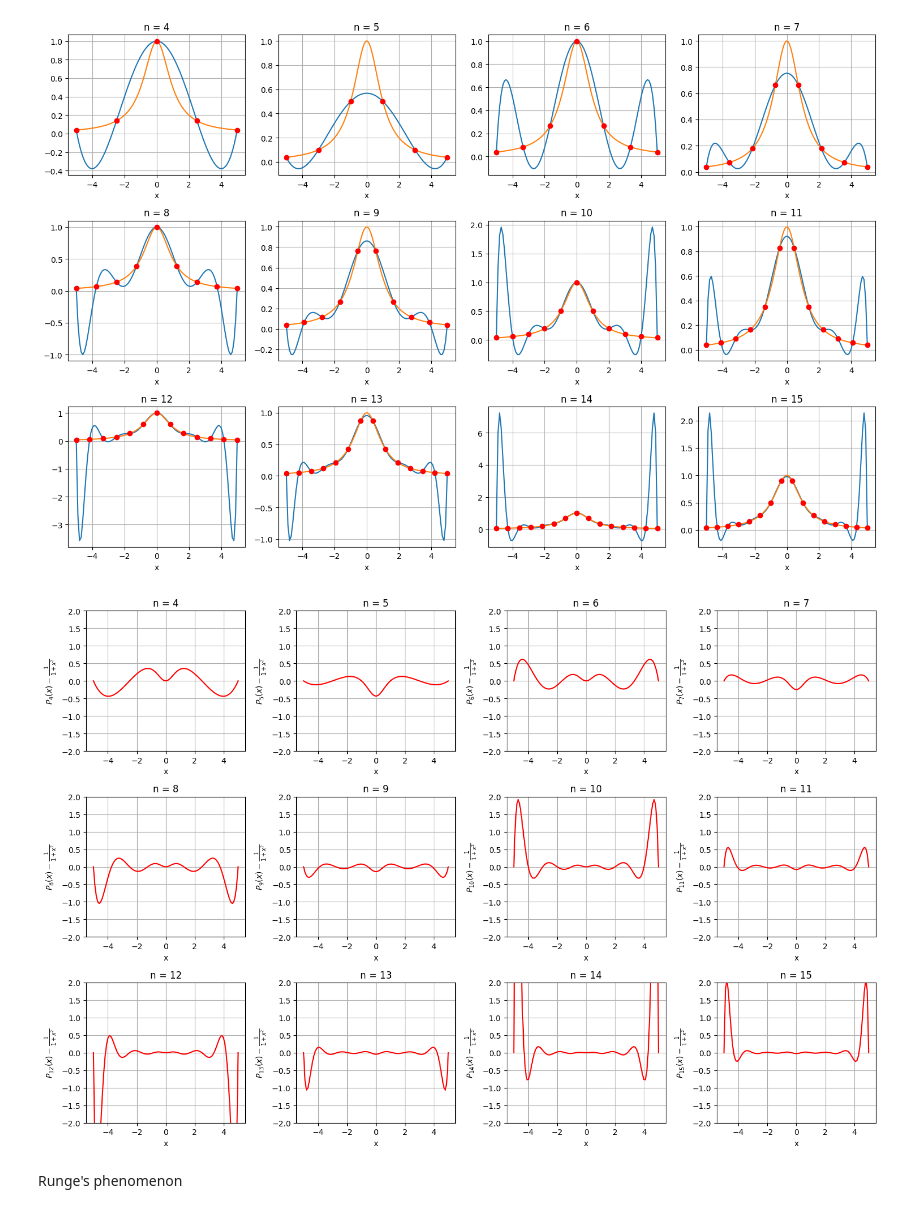
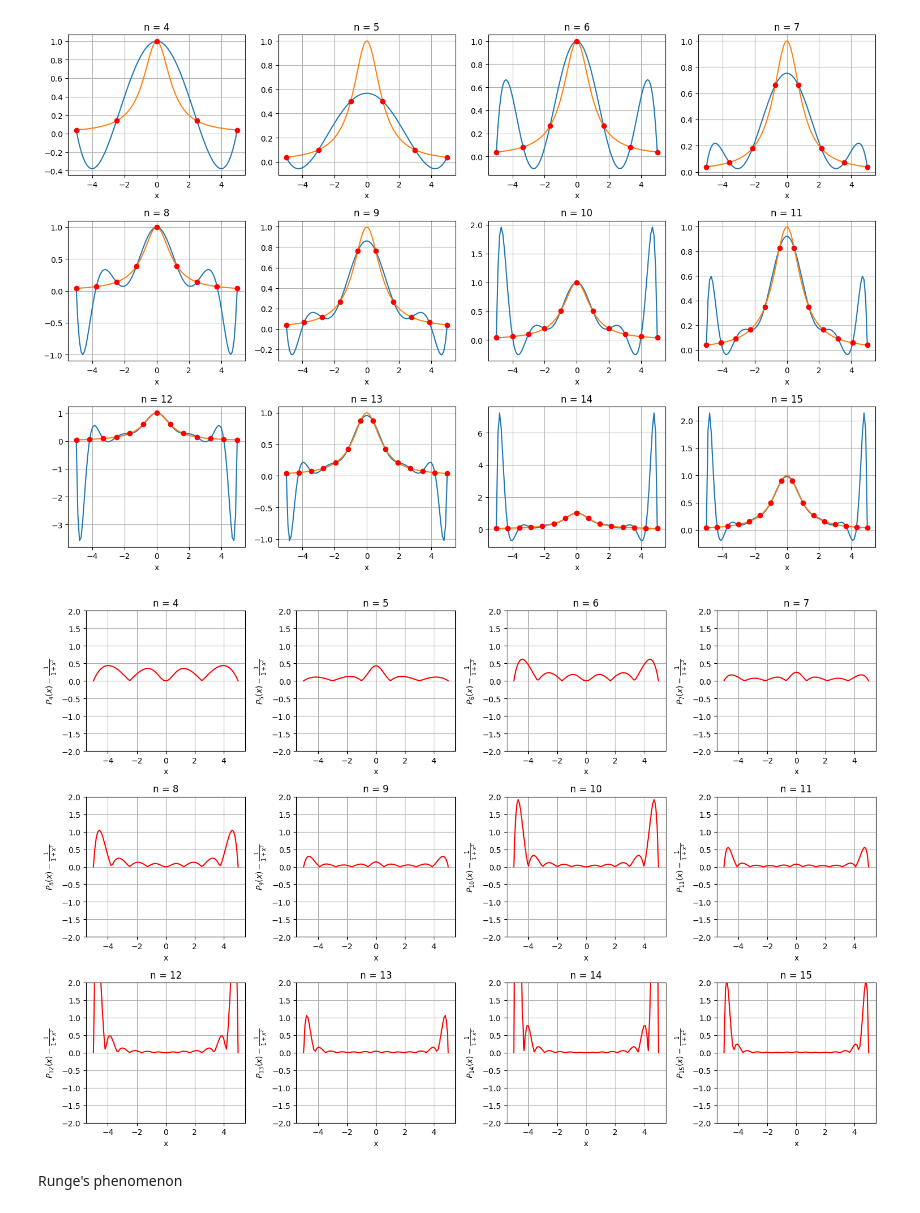
Before and after one commit to CuSynth/computational-physics, a Jupyter notebook: #5 Polynomial/solution.ipynb, the cells around one changed output. Saved outputs shown, nothing was run; the diff lists cells and outputs as text; code cells hidden in the pictures.

```diff
--- a/#5 Polynomial/solution.ipynb
+++ b/#5 Polynomial/solution.ipynb
@@ -74,18 +74,18 @@ plt.show()
 # %%
 plt.figure(figsize=(15,10))
 
 for n in N:
     plt.subplot(3, 4, n - N[0] + 1)
-    plt.plot(x, sub_n[n - 4], 'r-')
+    plt.plot(x, abs(sub_n[n - 4]), 'r-')
     plt.xlabel('x')
     plt.ylabel(r'$P_{'+str(n)+'}(x) - \\frac{1}{1+x^2}$')
     plt.title('n = '+ str(n))
     plt.grid()
     plt.ylim([-2, 2])
 
 plt.tight_layout()
 plt.show()
 # %% [output]
-[figure, old version]
+[figure, new version]
 # %% [markdown]
 Runge's phenomenon
```
Also changed, not shown: parts of 11 cells of this notebook.
